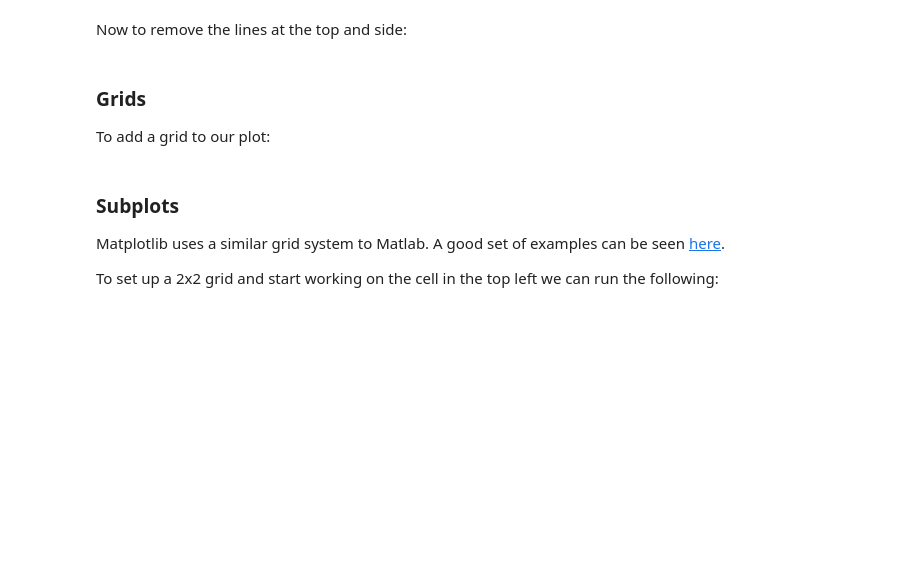
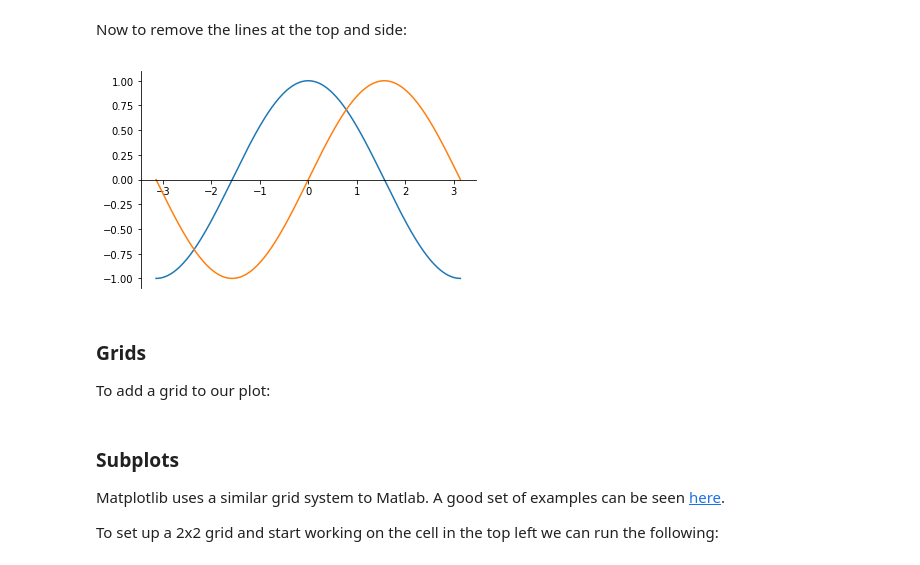
Before and after one commit to Shillaker/python-taster, a Jupyter notebook: part_2_key_libraries.ipynb, the cells around one changed output. Saved outputs shown, nothing was run; the diff lists cells and outputs as text; code cells hidden in the pictures; blank space fills up the shorter version.

```diff
--- a/part_2_key_libraries.ipynb
+++ b/part_2_key_libraries.ipynb
@@ -121,8 +126,16 @@ ax.spines['bottom'].set_position(('data', 0))
 # %% [markdown]
 Now to remove the lines at the top and side:
 # %%
+plt.plot(x_data, cos_data)
+plt.plot(x_data, sin_data)
+
+ax = plt.gca()
+
+ax.spines['bottom'].set_position(('data', 0))
 ax.spines['top'].set_color('none')
 ax.spines['right'].set_color('none')
+# %% [output]
+[figure, added]
 # %% [markdown]
 ### Grids
 
```
Also changed, not shown: parts of 10 cells of this notebook, 2 other files.
